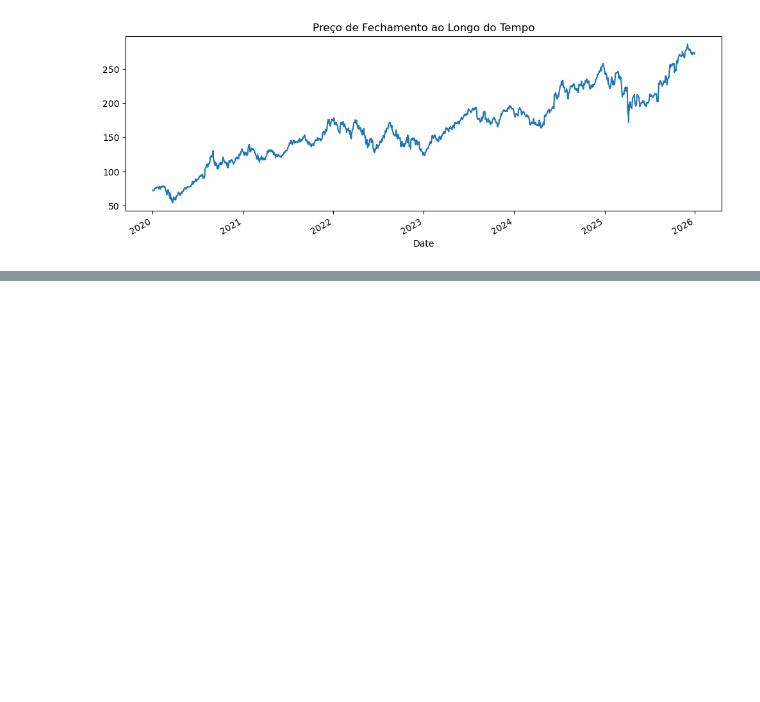
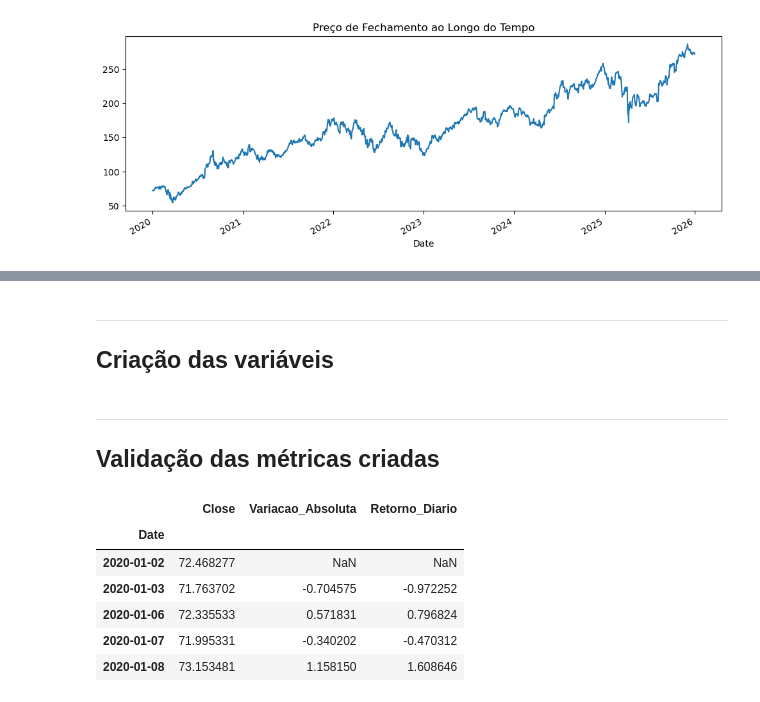
Before and after one commit to wellitonrocha/data_science_journey, a Jupyter notebook: Semana04_Python_Financas/finance_analysis.ipynb, the cells around one changed output, grey strips where cells are left out. Drawn from its saved outputs; the diff is of its cells as text; code cells hidden in the pictures; blank space fills up the shorter version.

Commit message:
Semana 04 | Dia 2: criação de métricas financeiras

```diff
--- a/Semana04_Python_Financas/finance_analysis.ipynb
+++ b/Semana04_Python_Financas/finance_analysis.ipynb
@@ -141,0 +147,3 @@ plt.show()
+# %% [markdown]
+---
+## Criação das variáveis
@@ -141,0 +156,13 @@ plt.show()
+# %% [markdown]
+---
+## Validação das métricas criadas
+# %%
+df[["Close", "Variacao_Absoluta", "Retorno_Diario"]].head()
+# %% [output]
+|  | Close | Variacao_Absoluta | Retorno_Diario |
+| Date |  |  |  |
+| 2020-01-02 | 72.468277 | NaN | NaN |
+| 2020-01-03 | 71.763702 | -0.704575 | -0.972252 |
+| 2020-01-06 | 72.335533 | 0.571831 | 0.796824 |
+| 2020-01-07 | 71.995331 | -0.340202 | -0.470312 |
+| 2020-01-08 | 73.153481 | 1.158150 | 1.608646 |
```
Also changed, not shown: parts of 8 cells of this notebook, 1 other file.
